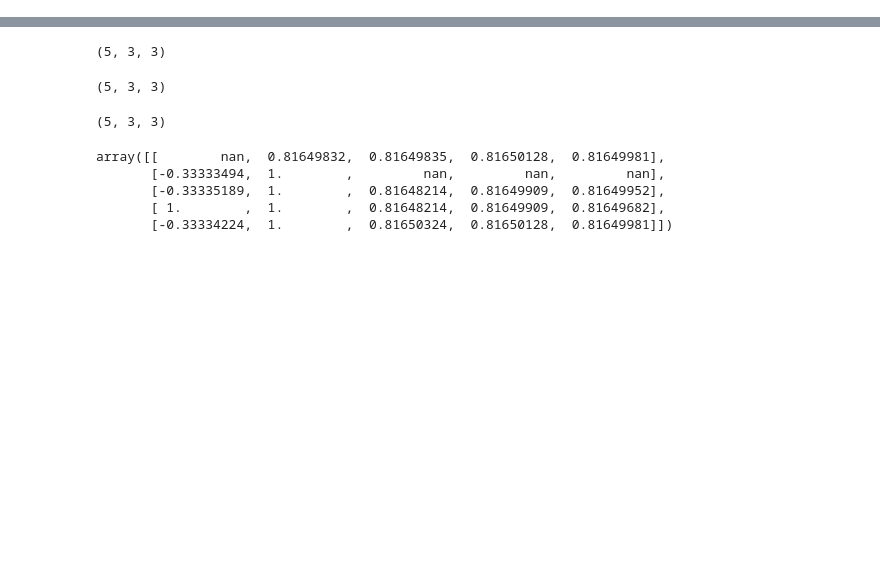
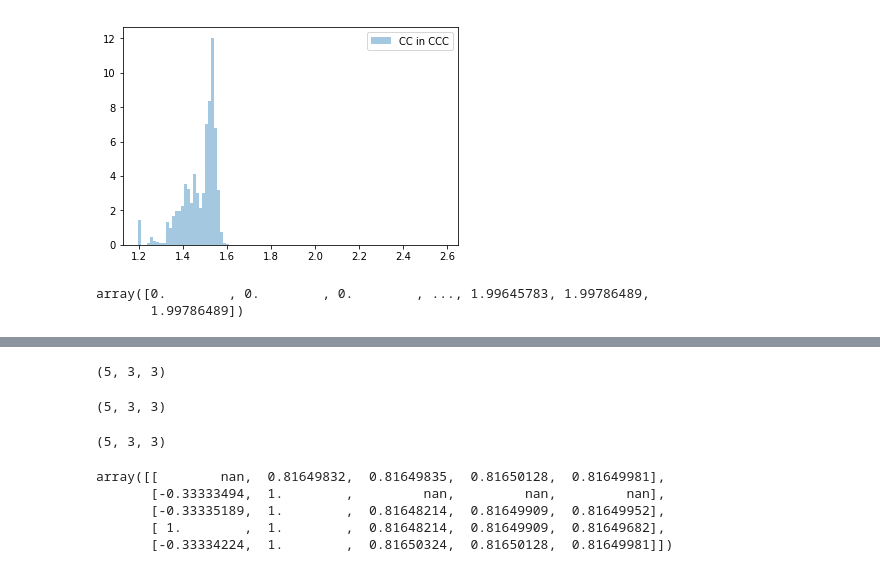
Before and after one commit to Rio114/kaggle, a Jupyter notebook: champs/dev_util.ipynb, the cells around one changed output, grey strips where cells are left out. Saved outputs shown, nothing was run; the diff lists cells and outputs as text; code cells hidden in the pictures; blank space fills up the shorter version.

```diff
--- a/champs/dev_util.ipynb
+++ b/champs/dev_util.ipynb
@@ -3,0 +20,2 @@ import pandas as pd
+# %%
+df_idx['scalar_coupling_constant'] = 999
@@ -123,0 +496,25 @@ base_tile.shape
+# %%
+dist_arr_CCC = np.zeros(0)
+
+for m in mols[:10000]:
+    dist_mat = get_dist_matrix(df_structures_idx, m)
+    pairs_3j = gen_3JHC_list(df_idx, df_structures_idx, m)
+    if len(pairs_3j) == 0:
+        continue
+    center_pairs = np.array(pairs_3j)[:,1:3]
+    unique_paires = np.unique(center_pairs, axis=0)
+    center_atoms_idx = np.unique(unique_paires)
+    atoms = df_structures_idx.loc[m]['atom'].values
+    pickup_atoms = center_atoms_idx[atoms[center_atoms_idx] == "C"]
+
+    for p in unique_paires:
+#         if np.isin(p, pickup_atoms).sum() / 2 == 1:
+        dist_arr_CCC = np.hstack([dist_arr_CCC, dist_mat[p[0], p[1]]])
+# %%
+sns.distplot(dist_arr_CCC, bins=100, kde=False, norm_hist=True, label='CC in CCC')
+# sns.distplot(dist_arr_CCN, bins=100, kde=False, norm_hist=True, label='CC in CCN')
+# plt.xlim(1.1, 1.65)
+plt.legend()
+plt.show()
+# %% [output]
+[figure, added]
@@ -123,0 +535,5 @@ base_tile.shape
+# %%
+np.sort(dist_arr_CC)
+# %% [output]
+array([0.        , 0.        , 0.        , ..., 1.99645783, 1.99786489,
+       1.99786489])
```
Also changed, not shown: parts of 43 cells of this notebook, 16 other files.
